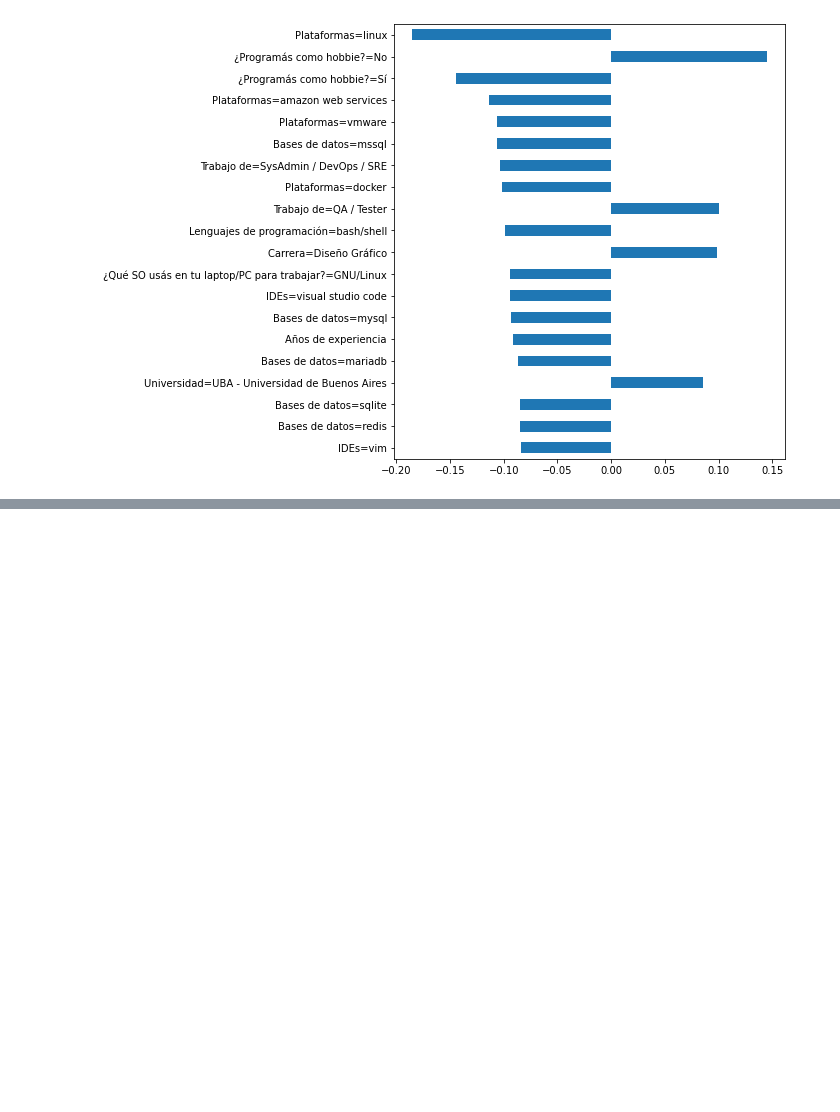
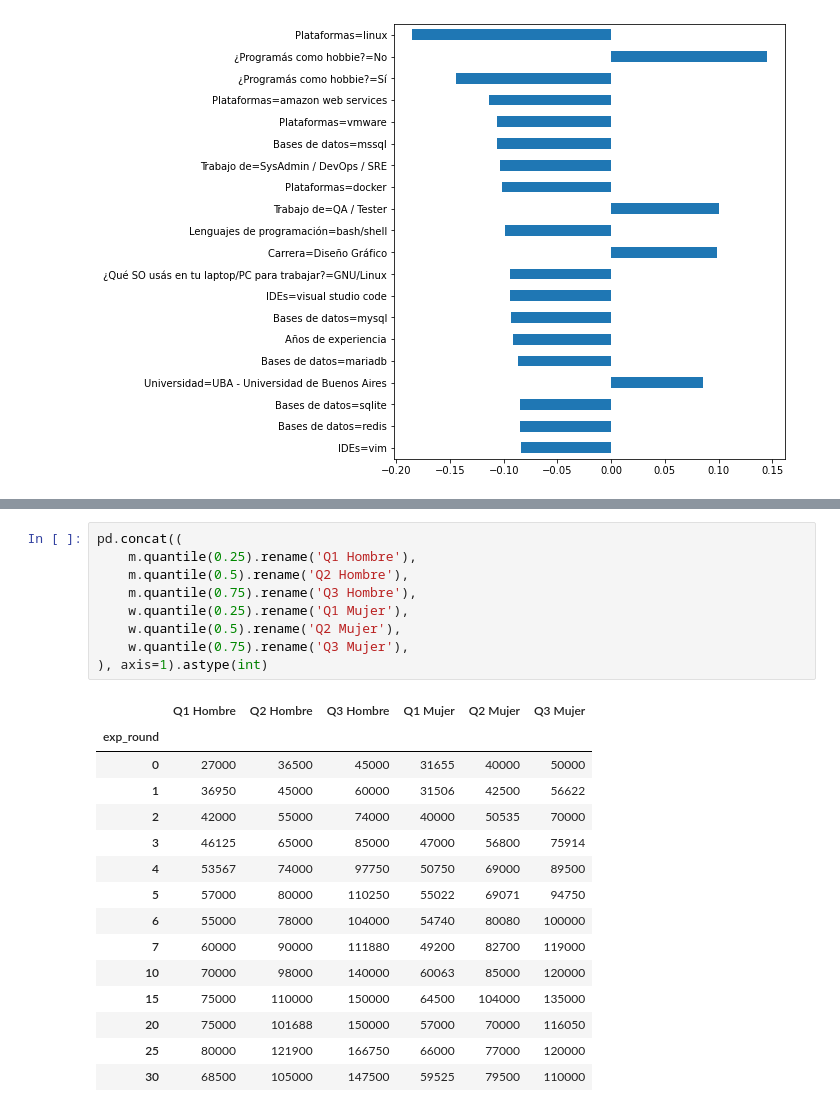
Before and after one commit to seppo0010/sysarmy-sueldos-2020.1, a Jupyter notebook: notebook/Brecha de género.ipynb, the cells around one changed output, grey strips where cells are left out. Drawn from its saved outputs; the diff is of its cells as text; blank space fills up the shorter version.

```diff
--- a/notebook/Brecha de género.ipynb
+++ b/notebook/Brecha de género.ipynb
@@ -1009,0 +1043,25 @@ df_corr = df_corr.sort_values('sort')['Mujer'].drop('Mujer').tail(20).rename(lam
+# %%
+pd.concat((
+    m.quantile(0.25).rename('Q1 Hombre'),
+    m.quantile(0.5).rename('Q2 Hombre'),
+    m.quantile(0.75).rename('Q3 Hombre'),
+    w.quantile(0.25).rename('Q1 Mujer'),
+    w.quantile(0.5).rename('Q2 Mujer'),
+    w.quantile(0.75).rename('Q3 Mujer'),
+), axis=1).astype(int)
+# %% [output]
+|  | Q1 Hombre | Q2 Hombre | Q3 Hombre | Q1 Mujer | Q2 Mujer | Q3 Mujer |
+| exp_round |  |  |  |  |  |  |
+| 0 | 27000 | 36500 | 45000 | 31655 | 40000 | 50000 |
+| 1 | 36950 | 45000 | 60000 | 31506 | 42500 | 56622 |
+| 2 | 42000 | 55000 | 74000 | 40000 | 50535 | 70000 |
+| 3 | 46125 | 65000 | 85000 | 47000 | 56800 | 75914 |
+| 4 | 53567 | 74000 | 97750 | 50750 | 69000 | 89500 |
+| 5 | 57000 | 80000 | 110250 | 55022 | 69071 | 94750 |
+| 6 | 55000 | 78000 | 104000 | 54740 | 80080 | 100000 |
+| 7 | 60000 | 90000 | 111880 | 49200 | 82700 | 119000 |
+| 10 | 70000 | 98000 | 140000 | 60063 | 85000 | 120000 |
+| 15 | 75000 | 110000 | 150000 | 64500 | 104000 | 135000 |
+| 20 | 75000 | 101688 | 150000 | 57000 | 70000 | 116050 |
+| 25 | 80000 | 121900 | 166750 | 66000 | 77000 | 120000 |
+| 30 | 68500 | 105000 | 147500 | 59525 | 79500 | 110000 |
```
Also changed, not shown: parts of 4 cells of this notebook, 3 other files.
